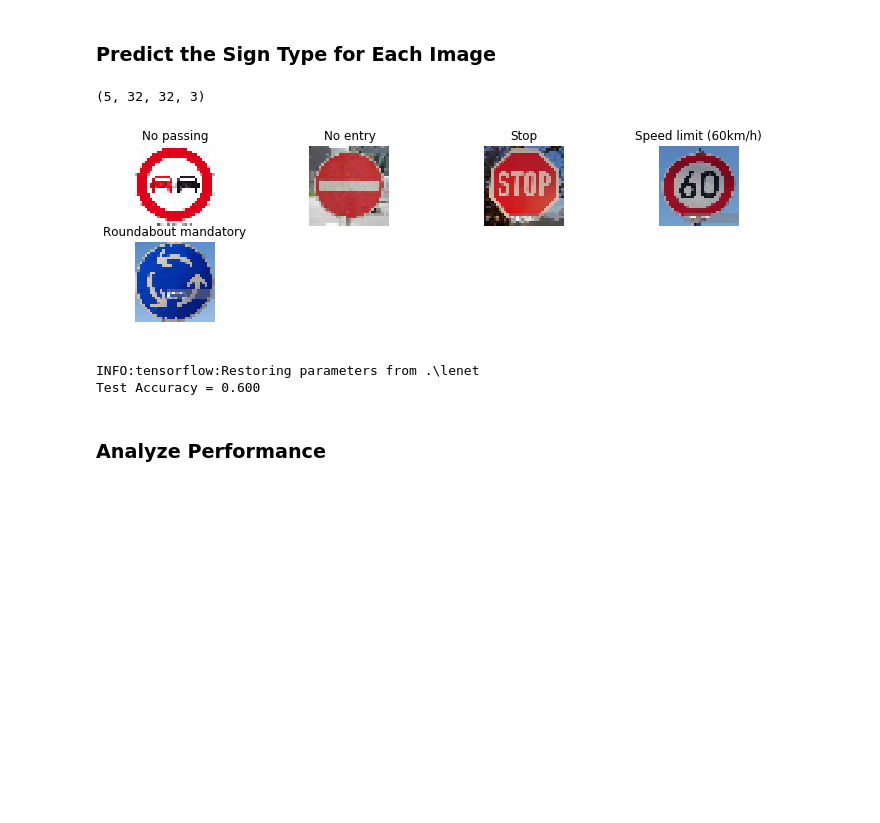
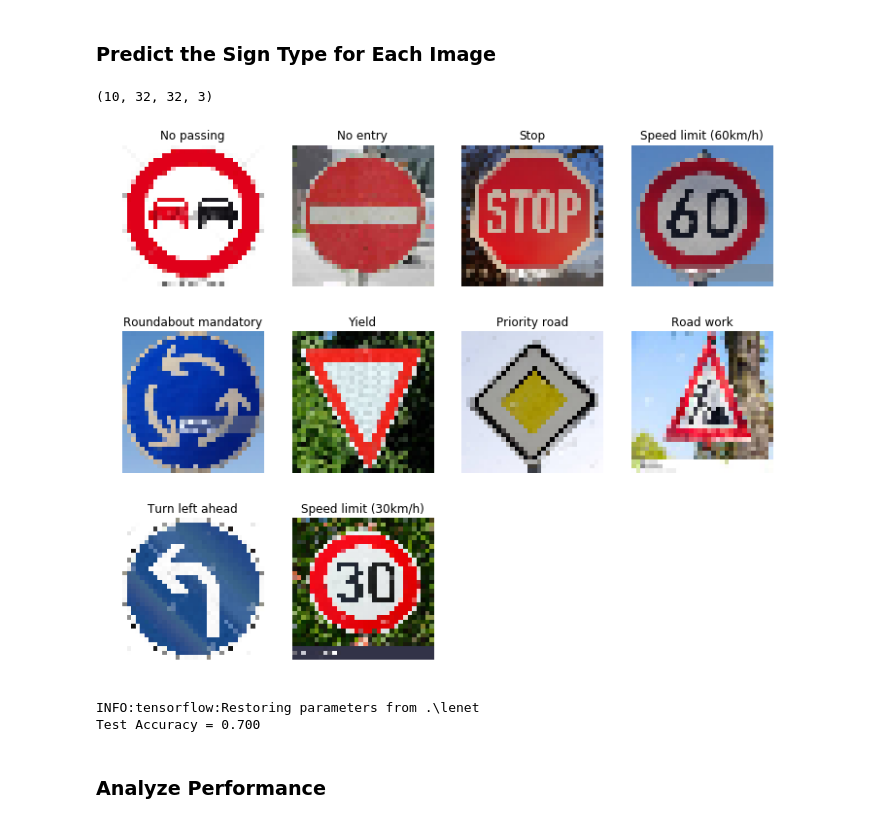
Before and after one commit to desi-joe/CarND-Traffic-Sign-Classifier-Project, a Jupyter notebook: Traffic_Sign_Classifier.ipynb, the cells around one changed output. Saved outputs shown, nothing was run; the diff lists cells and outputs as text; code cells hidden in the pictures; blank space fills up the shorter version.

Commit message:
adding more signs

```diff
--- a/Traffic_Sign_Classifier.ipynb
+++ b/Traffic_Sign_Classifier.ipynb
@@ -181,8 +176,8 @@ import tensorflow as tf
 from sklearn.utils import shuffle
 from tensorflow.contrib.layers import flatten
 
-EPOCHS = 35
-BATCH_SIZE = 175
+EPOCHS = 15
+BATCH_SIZE = 155
 X_train, y_train = shuffle(X_train, y_train)
 
 
@@ -290,7 +285,7 @@ with tf.Session() as sess:
         for offset in range(0, num_examples, BATCH_SIZE):
             end = offset + BATCH_SIZE
             batch_x, batch_y = X_train[offset:end], y_train[offset:end]
-            sess.run(training_operation, feed_dict={x: batch_x, y: batch_y, keep_prob: 0.75})
+            sess.run(training_operation, feed_dict={x: batch_x, y: batch_y, keep_prob: 0.55})
 
         validation_accuracy = evaluate(X_valid, y_valid)
         print("EPOCH {} ...".format(i+1))
@@ -332,49 +327,57 @@ You may find `signnames.csv` useful as it contains mappings from the class id (i
 # %%
 ### Load the images and plot them here.
 ### Feel free to use as many code cells as needed.
 import glob
 import csv
+
 signs_classes=[]
+n_imgs = 10
 with open('signnames.csv', 'rt') as csvfile:
     reader = csv.DictReader(csvfile, delimiter=',')
     for row in reader:
         signs_classes.append((row['SignName']))
 
 test_img_paths = [img_path for img_path in glob.glob("./my-imgs/*")]
 test_img = np.uint8(np.zeros((32,32,3)))
 
-test_imgs = np.uint8(np.zeros((5,32,32,3)))
+test_imgs = np.uint8(np.zeros((n_imgs,32,32,3)))
 for i, imp in enumerate(test_img_paths):
     img = cv2.imread(imp, cv2.IMREAD_COLOR)
     test_img = cv2.resize(img, (32, 32))
     b,g,r = cv2.split(test_img)
     test_imgs[i] = cv2.merge([r,g,b])
 
+y_test_lbl = [9, 17, 14, 3, 40, 13, 12, 25, 34, 1]
+
 print(test_imgs.shape)
-plt.figure(figsize=(12, 5))
-for i in range(5):
+plt.figure(figsize=(12, 10))
+for i in range(n_imgs):
     plt.subplot(3, 4, i+1)
     plt.imshow(test_imgs[i])
-    plt.title(signs_classes[y_test[i]])
+    plt.title(signs_classes[y_test_lbl[i]])
     plt.axis('off')
 
 plt.show()
 # %% [output]
-(5, 32, 32, 3)
+(10, 32, 32, 3)
-[figure, old version]
+[figure, new version]
 # %%
 ### Run the predictions here and use the model to output the prediction for each image.
 ### Make sure to pre-process the images with the same pre-processing pipeline used earlier.
 ### Feel free to use as many code cells as needed.
-test_imgs = normalize(convert2Gray(test_imgs))
+import tensorflow as tf
+from sklearn.utils import shuffle
+from tensorflow.contrib.layers import flatten
+
+X_test_imgs = normalize(convert2Gray(test_imgs))
 with tf.Session() as sess:
     sess.run(tf.global_variables_initializer())
     saver.restore(sess, tf.train.latest_checkpoint('.'))
-    test_accuracy = evaluate(test_imgs, y_test)
+    test_accuracy = evaluate(X_test_imgs, y_test_lbl)
     print("Test Accuracy = {:.3f}".format(test_accuracy))
 # %% [output]
 INFO:tensorflow:Restoring parameters from .\lenet
-Test Accuracy = 0.600
+Test Accuracy = 0.700
 # %% [markdown]
 ### Analyze Performance
 # %%
```
Also changed, not shown: parts of 5 cells of this notebook, 13 other files.
